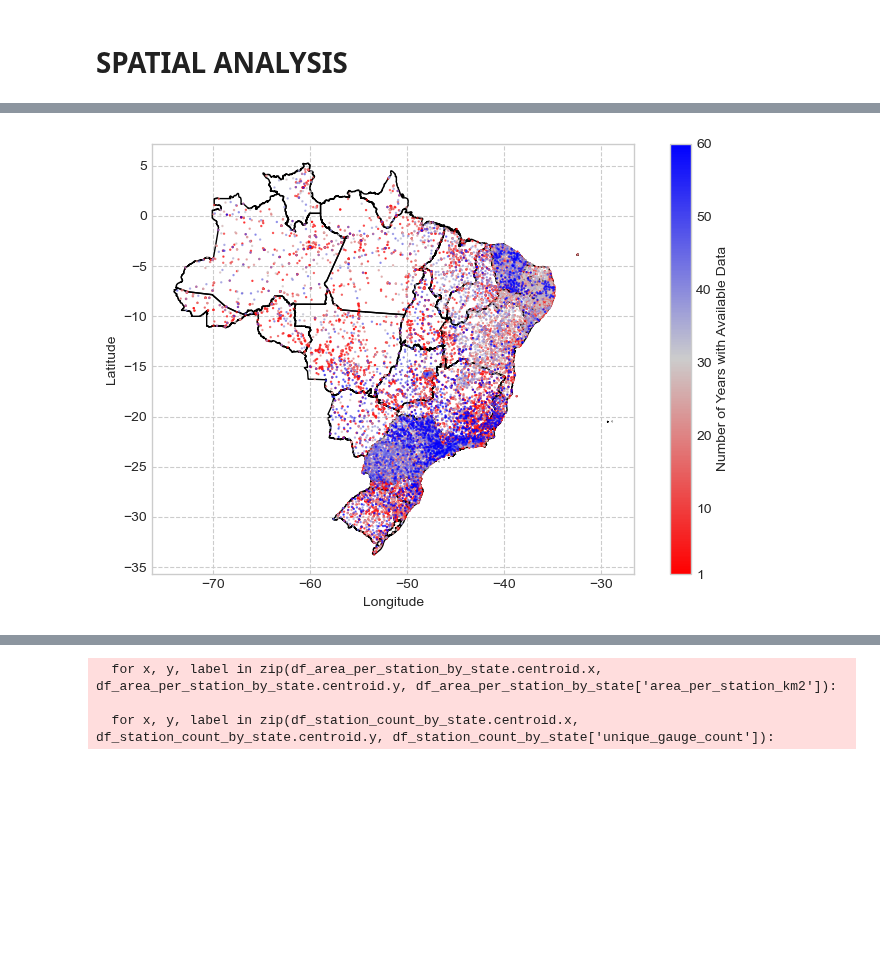
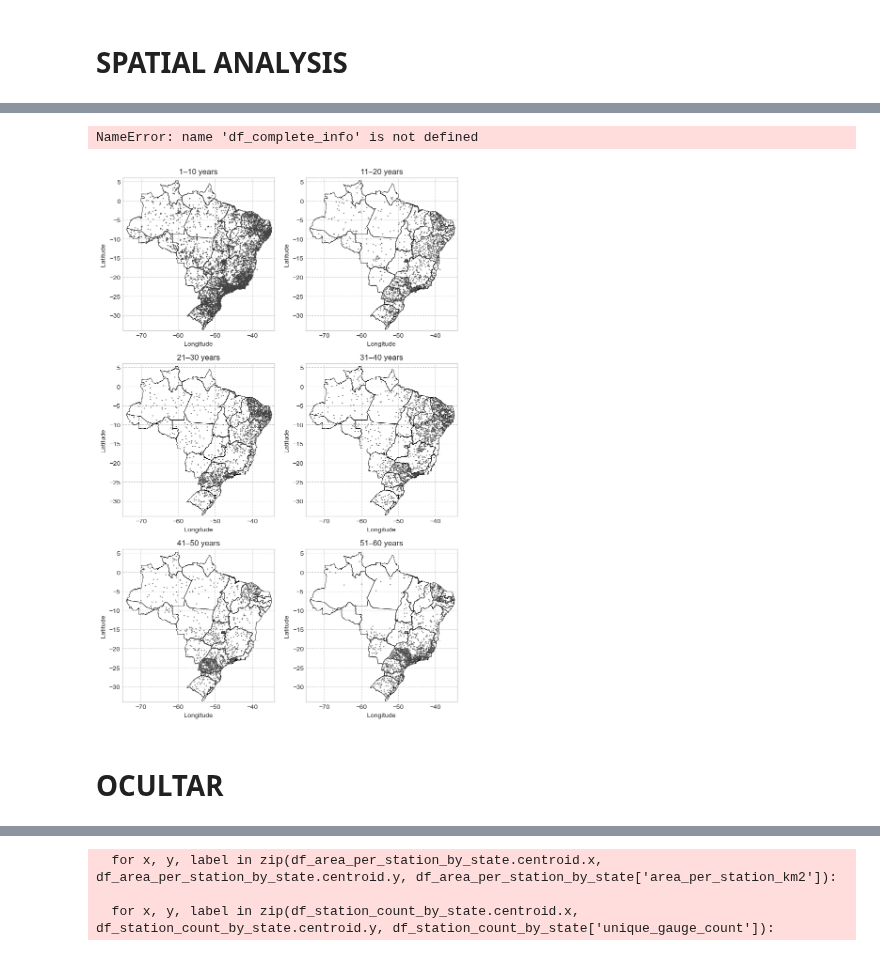
Before and after one commit to LARHENA/UFPB_Brain-D, a Jupyter notebook: Scripts e Dados/1.6 - Data summary.ipynb, the cells around one changed output, grey strips where cells are left out. Drawn from its saved outputs; the diff is of its cells as text; code cells hidden in the pictures; blank space fills up the shorter version.

```diff
--- a/Scripts e Dados/1.6 - Data summary.ipynb
+++ b/Scripts e Dados/1.6 - Data summary.ipynb
@@ -1197,10 +1211,4 @@ plt.close()
 # %%
-# Define custom colormap
-colors = [(1, 0, 0), (0.8, 0.8, 0.8), (0, 0, 1)]  # RGB values
-positions = [0, 0.5, 1]  # Color positions from 0 to 1
-
-custom_cmap = LinearSegmentedColormap.from_list('custom_cmap', list(zip(positions, colors)))
-
 # Load the Brazilian states shapefile
 brazil_states = geobr.read_state(year=2020)
 
@@ -1217,13 +1225,13 @@ gdf_stations.sort_values(by="num_years_activity", ascending=True, inplace=True)
 fig, ax = plt.subplots(figsize=(7.5, 5))
 brazil_states.plot(ax=ax, edgecolor='black', facecolor='none')
 gdf_stations.plot(ax=ax
-                  , cmap = custom_cmap
+                  , cmap = 'RdYlBu'
                   , s = 0.5
                   , legend = False
                   , column = 'num_years_activity'
                   , alpha = 0.7)
 
-cbar = fig.colorbar(mpl.cm.ScalarMappable(norm=mpl.colors.Normalize(1, 60), cmap=custom_cmap),
+cbar = fig.colorbar(mpl.cm.ScalarMappable(norm=mpl.colors.Normalize(1, 60), cmap= 'RdYlBu'),
              ax=ax, orientation='vertical', label='Number of Years with Available Data')
 
 cbar.set_ticks([1] + list(cbar.get_ticks()[1:]))
@@ -1232,17 +1240,77 @@ cbar.set_ticks([1] + list(cbar.get_ticks()[1:]))
 # plt.title('Stations Over Brazilian Map with State Borders')
 plt.xlabel('Longitude')
 plt.ylabel('Latitude')
+plt.xlim(-75, -34)
+plt.ylim(-34, 6)
 plt.grid(True, ls = '--')
 plt.tight_layout()
 
 
 
 # Show the plot
-plt.savefig('./figures/Figure_5_stations_over_brazil_map_by_active_years.tiff', dpi=300, bbox_inches='tight')
+plt.savefig('./figures/Figure_5_stations_over_brazil_map_by_active_years_v3.tiff', dpi=300, bbox_inches='tight')
+plt.savefig('./figures/Figure_5_stations_over_brazil_map_by_active_years_v3.png', dpi=300, bbox_inches='tight')
 plt.show()
 
 plt.close()
 # %% [output]
-[figure, removed]
+NameError: name 'df_complete_info' is not defined
+# %%
+# Carregar shapefile dos estados do Brasil
+brazil_states = geobr.read_state(year=2020)
+
+# Criar GeoDataFrame das estações
+gdf_stations = gpd.GeoDataFrame(
+    df_complete_info,
+    geometry=gpd.points_from_xy(df_complete_info.long, df_complete_info.lat),
+    crs="EPSG:4326"
+)
+
+# Definir intervalos de 10 anos
+bins = [(1, 10), (11, 20), (21, 30), (31, 40), (41, 50), (51, 60)]
+
+# Criar figura com 2 colunas x 3 linhas
+fig, axes = plt.subplots(3, 2, figsize=(8, 12))
+axes = axes.flatten()
+
+for i, (low, high) in enumerate(bins):
+    ax = axes[i]
+
+    # Plot shapefile do Brasil
+    brazil_states.plot(ax=ax, edgecolor="black", facecolor="none", linewidth=0.25)
+
+    # Filtrar estações por intervalo
+    subset = gdf_stations[
+        (gdf_stations["num_years_activity"] >= low) &
+        (gdf_stations["num_years_activity"] <= high)
+    ]
+
+    subset.plot(
+        ax=ax
+        , color="#444444"   # todos pontos cinza claro
+        , markersize=0.3
+        # , alpha=0.7
+    )
+
+    # Configurações do subplot
+    ax.set_title(f"{low}–{high} years")
+    ax.set_xlim(-75, -34)
+    ax.set_ylim(-34, 6)
+    ax.set_xlabel("Longitude")
+    ax.set_ylabel("Latitude")
+    ax.grid(True, ls="--")
+
+plt.tight_layout()
+
+# Salvar figura
+# plt.savefig("./figures/Figure_5_stations_over_brazil_map_by_active_years_split.tiff", dpi=300, bbox_inches="tight")
+plt.savefig("./figures/Figure_5_stations_over_brazil_map_by_active_years_split.png", dpi=300, bbox_inches="tight")
+plt.show()
+
+plt.close()
+# %% [output]
+[figure, added]
+# %% [markdown]
+# OCULTAR
 # %%
 
```
Also changed, not shown: parts of 35 cells of this notebook.
